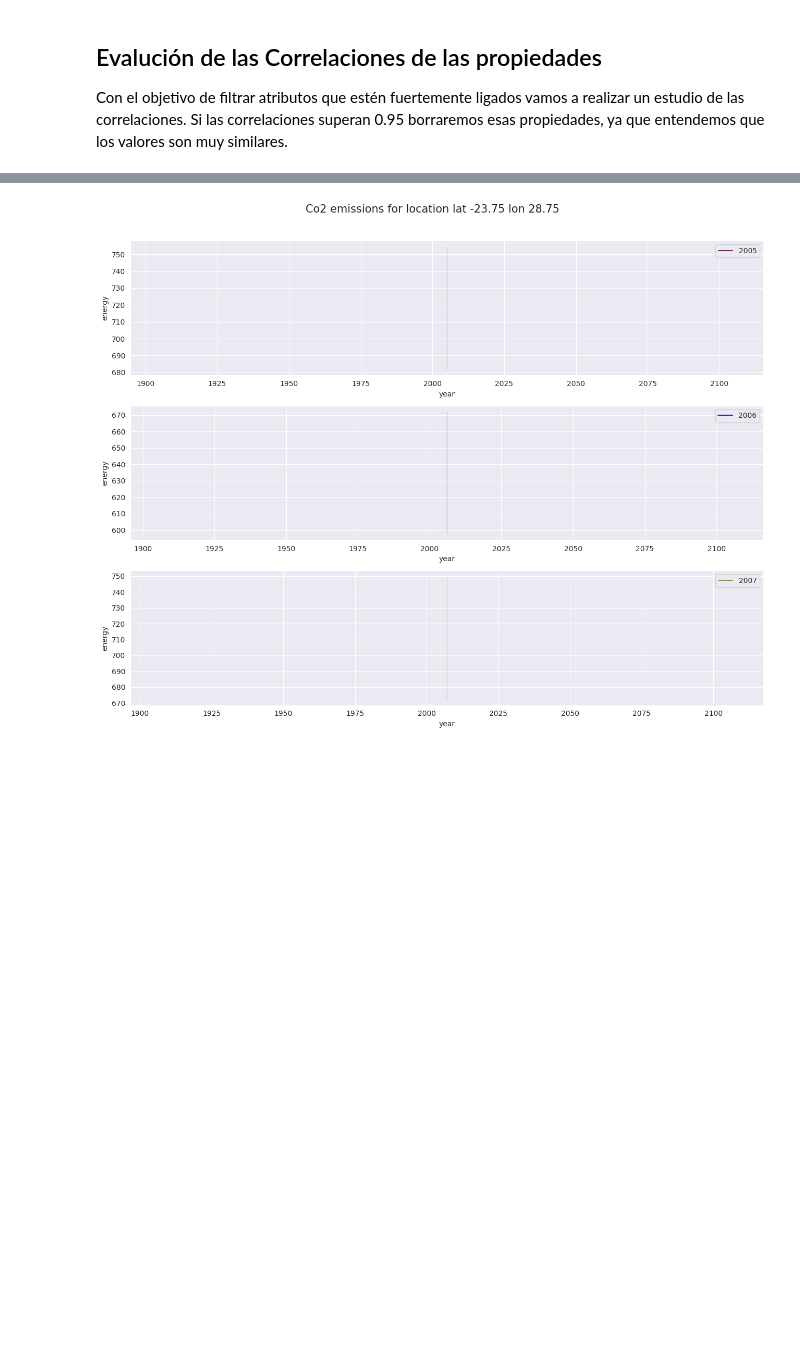
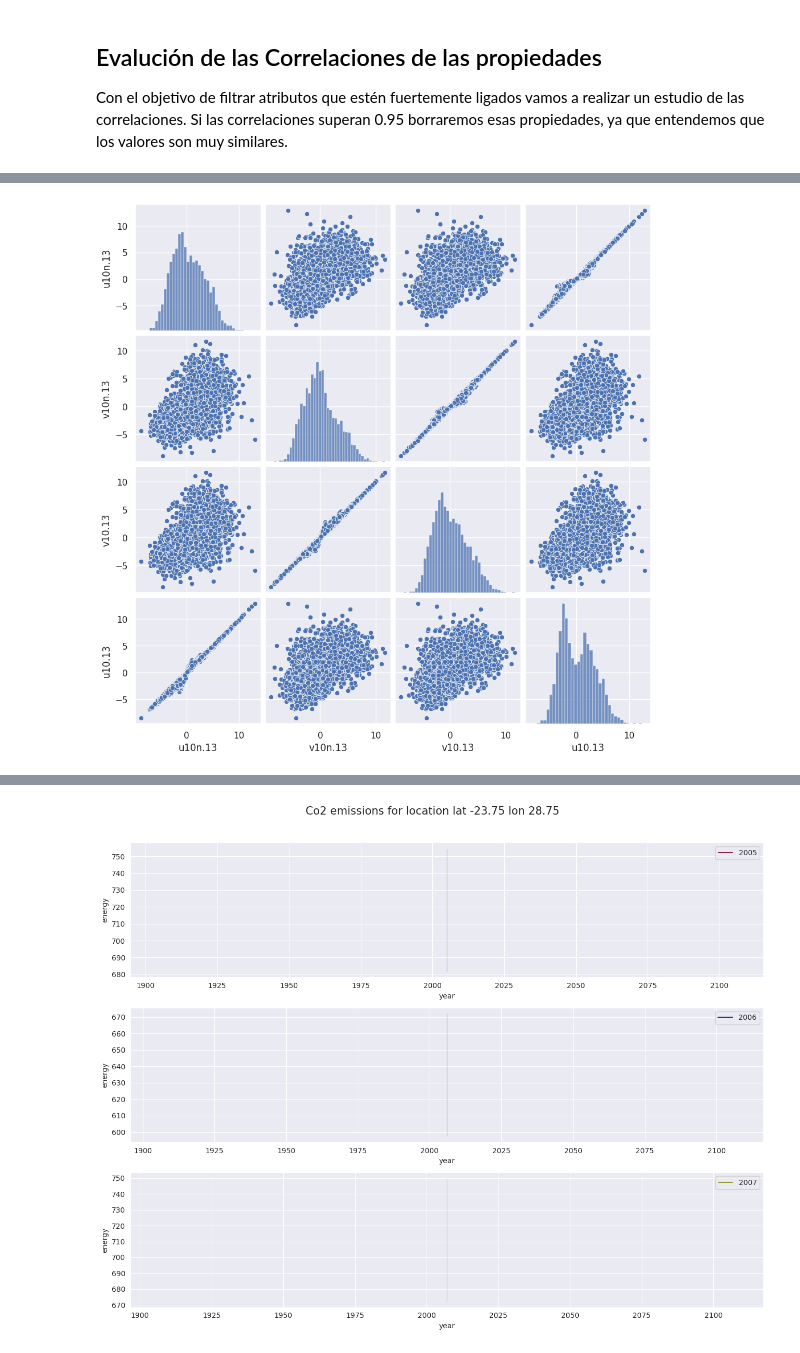
Before and after one commit to PaulaUc3m/Grupo4_P1AA, a Jupyter notebook: EDA_entrenamieto.ipynb, the cells around one changed output, grey strips where cells are left out. Saved outputs shown, nothing was run; the diff lists cells and outputs as text; code cells hidden in the pictures; blank space fills up the shorter version.

```diff
--- a/EDA_entrenamieto.ipynb
+++ b/EDA_entrenamieto.ipynb
@@ -175,6 +212,8 @@ Index(['datetime', 'energy', 'p54.162.13', 'p55.162.13', 'cape.13',
 [figure]
 # %%
 sns.set_theme()
-cols = ['cape.13', 'v10n.13', 'v10.13', 'inss.13']
+cols = ['u10n.13', 'v10n.13', 'v10.13', 'u10.13']
 sns.pairplot(data[cols], size = 2.5)
 plt.show()
+# %% [output]
+[figure, added]
```
Also changed, not shown: parts of 12 cells of this notebook.
